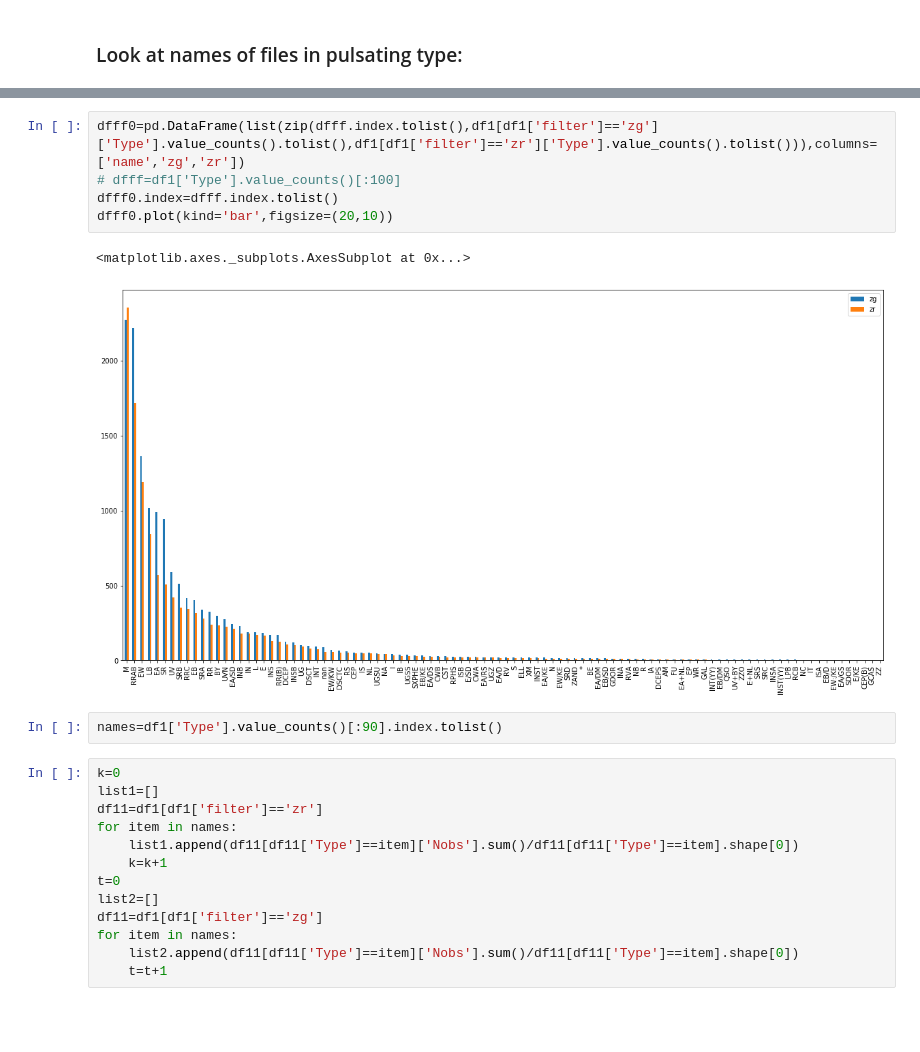
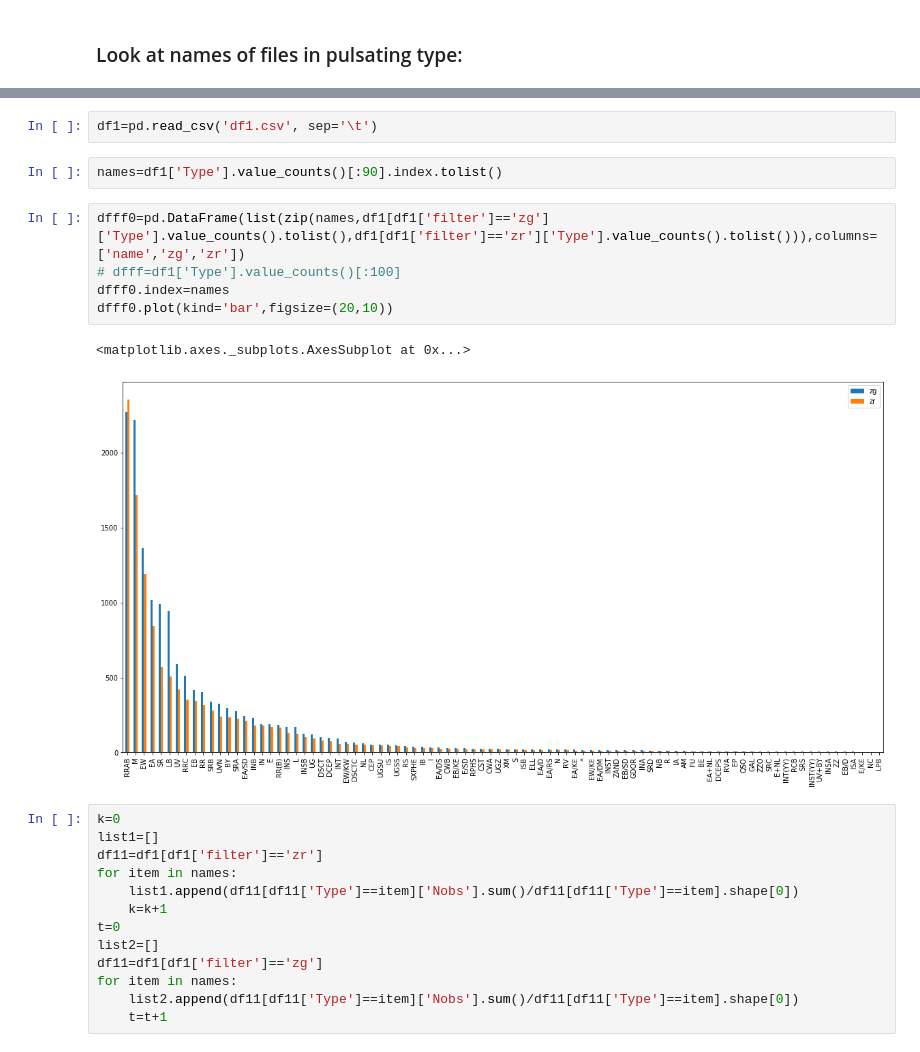
Before and after one commit to Rtut654/AstroProblems, a Jupyter notebook: Naydenkin_projectML.ipynb, the cells around one changed output, grey strips where cells are left out. Cells and saved outputs as stored; diff of their text form; blank space fills up the shorter version.

```diff
--- a/Naydenkin_projectML.ipynb
+++ b/Naydenkin_projectML.ipynb
@@ -588,13 +518,15 @@ df1[df1['Num']==1]['Name'].tolist()
-# %%
-dfff0=pd.DataFrame(list(zip(dfff.index.tolist(),df1[df1['filter']=='zg']['Type'].value_counts().tolist(),df1[df1['filter']=='zr']['Type'].value_counts().tolist())),columns=['name','zg','zr'])
-# dfff=df1['Type'].value_counts()[:100]
-dfff0.index=dfff.index.tolist()
-dfff0.plot(kind='bar',figsize=(20,10))
-# %% [output]
-<matplotlib.axes._subplots.AxesSubplot at 0x...>
-[figure, removed]
+# %%
+df1=pd.read_csv('df1.csv', sep='\t')
 # %%
 names=df1['Type'].value_counts()[:90].index.tolist()
+# %%
+dfff0=pd.DataFrame(list(zip(names,df1[df1['filter']=='zg']['Type'].value_counts().tolist(),df1[df1['filter']=='zr']['Type'].value_counts().tolist())),columns=['name','zg','zr'])
+# dfff=df1['Type'].value_counts()[:100]
+dfff0.index=names
+dfff0.plot(kind='bar',figsize=(20,10))
+# %% [output]
+<matplotlib.axes._subplots.AxesSubplot at 0x...>
+[figure, added]
 # %%
 k=0
 list1=[]
```
Also changed, not shown: parts of 22 cells of this notebook.
